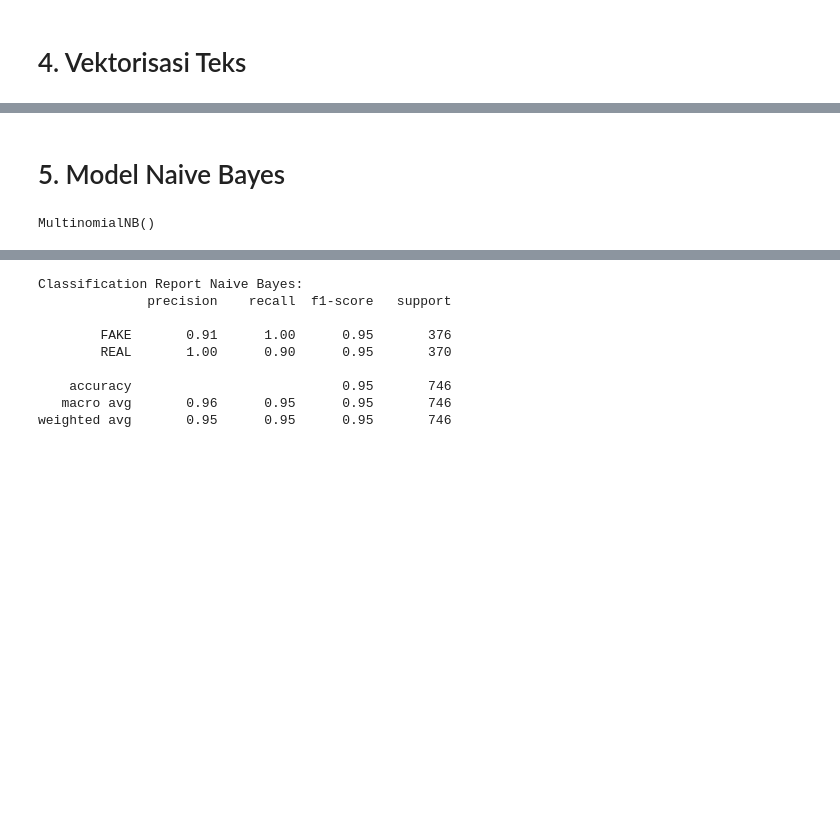
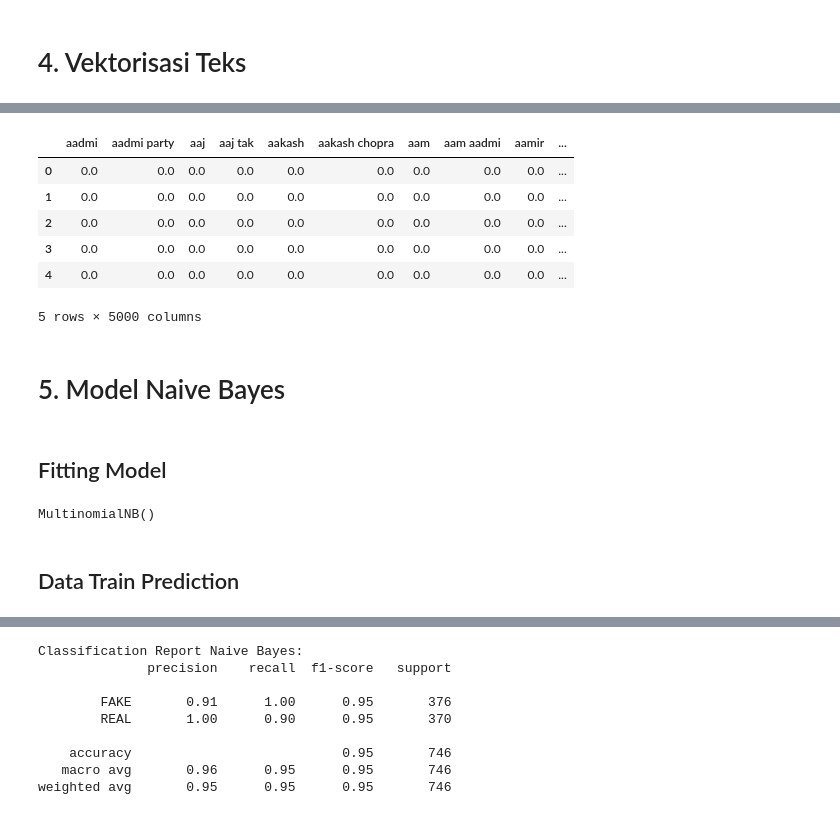
Before and after one commit to alfitranurr/DATA-MINING, a Jupyter notebook: PRACTICUM/MODUL 4/DEMO/TUGAS1/Tugas_1_(Data_Teks)_Modul_4.ipynb, the cells around one changed output, grey strips where cells are left out. Saved outputs shown, nothing was run; the diff lists cells and outputs as text; code cells hidden in the pictures; blank space fills up the shorter version.

```diff
--- a/PRACTICUM/MODUL 4/DEMO/TUGAS1/Tugas_1_(Data_Teks)_Modul_4.ipynb
+++ b/PRACTICUM/MODUL 4/DEMO/TUGAS1/Tugas_1_(Data_Teks)_Modul_4.ipynb
@@ -140,8 +181,22 @@ Bentuk X_test_tfidf: (746, 5000)
+# %%
+X_test_tfidf_df.head()
+# %% [output]
+|  | aadmi | aadmi party | aaj | aaj tak | aakash | aakash chopra | aam | aam aadmi | aamir | ... |
+| 0 | 0.0 | 0.0 | 0.0 | 0.0 | 0.0 | 0.0 | 0.0 | 0.0 | 0.0 | ... |
+| 1 | 0.0 | 0.0 | 0.0 | 0.0 | 0.0 | 0.0 | 0.0 | 0.0 | 0.0 | ... |
+| 2 | 0.0 | 0.0 | 0.0 | 0.0 | 0.0 | 0.0 | 0.0 | 0.0 | 0.0 | ... |
+| 3 | 0.0 | 0.0 | 0.0 | 0.0 | 0.0 | 0.0 | 0.0 | 0.0 | 0.0 | ... |
+| 4 | 0.0 | 0.0 | 0.0 | 0.0 | 0.0 | 0.0 | 0.0 | 0.0 | 0.0 | ... |
+5 rows × 5000 columns
 # %% [markdown]
 # 5. Model Naive Bayes
+# %% [markdown]
+## Fitting Model
 # %%
 nb_model = MultinomialNB()
 # %%
 nb_model.fit(X_train_tfidf, y_train)
 # %% [output]
 MultinomialNB()
+# %% [markdown]
+## Data Train Prediction
```
Also changed, not shown: parts of 54 cells of this notebook, 4 other files.
